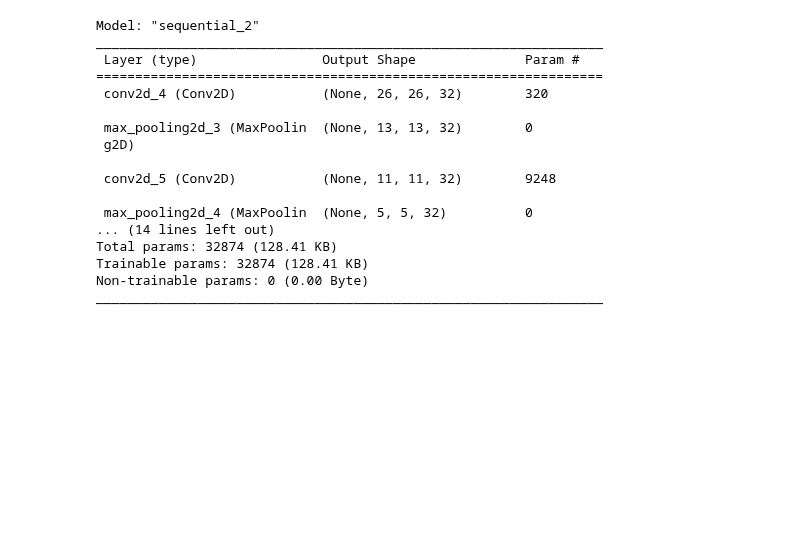
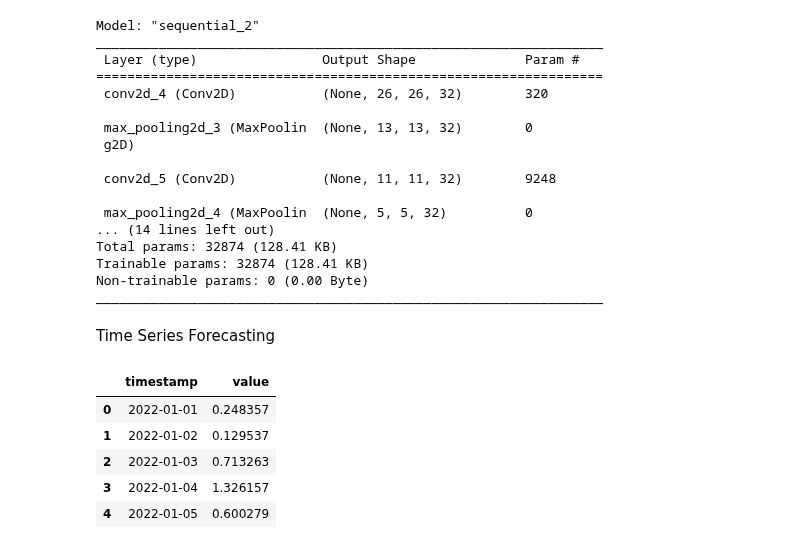
Before and after one commit to MrSimple07/MachineLearning_Practice, a Jupyter notebook: RandomML.ipynb, the cells around one changed output. Saved outputs shown, nothing was run; the diff lists cells and outputs as text; code cells hidden in the pictures; blank space fills up the shorter version.

```diff
--- a/RandomML.ipynb
+++ b/RandomML.ipynb
@@ -249,3 +249,5 @@ Total params: 32874 (128.41 KB)
 Trainable params: 32874 (128.41 KB)
 Non-trainable params: 0 (0.00 Byte)
 _________________________________________________________________
+# %% [markdown]
+Time Series Forecasting
@@ -251,0 +261,15 @@ _________________________________________________________________
+# %%
+np.random.seed(42)
+n_points = 200
+time = np.arange(n_points)
+signal = np.sin(0.2*time)+0.5*np.random.randn(n_points)
+
+data = pd.DataFrame({'timestamp': pd.date_range(start='2022-01-01', periods = n_points, freq ='D'), 'value': signal})
+data.head()
+# %% [output]
+|  | timestamp | value |
+| 0 | 2022-01-01 | 0.248357 |
+| 1 | 2022-01-02 | 0.129537 |
+| 2 | 2022-01-03 | 0.713263 |
+| 3 | 2022-01-04 | 1.326157 |
+| 4 | 2022-01-05 | 0.600279 |
```
Also changed, not shown: parts of 2 cells of this notebook.
